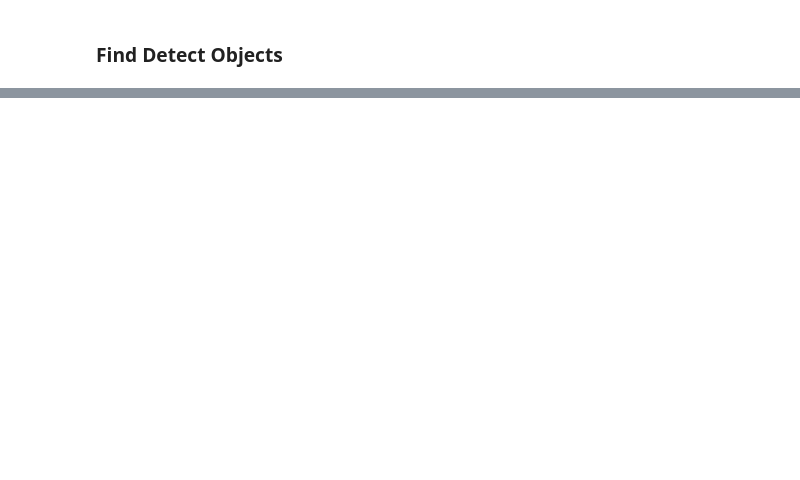
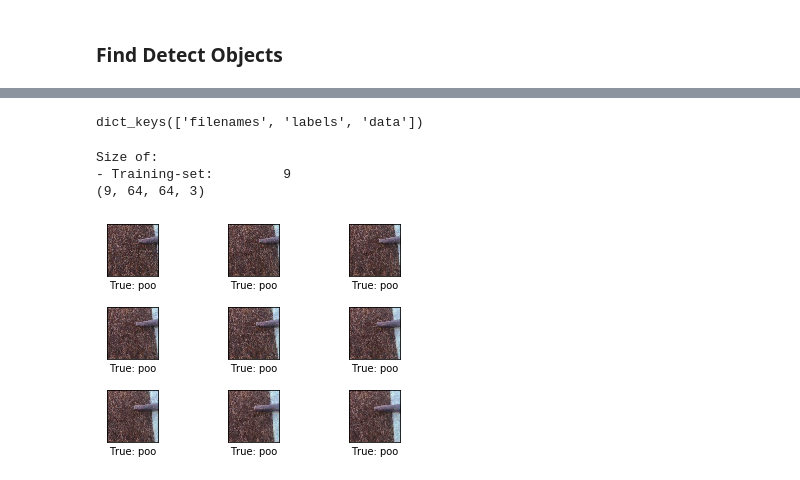
Before and after one commit to mkosinski05/SimpleDataSetCreation, a Jupyter notebook: REA_DataSetCreation.ipynb, the cells around one changed output, grey strips where cells are left out. Cells and saved outputs as stored; diff of their text form; code cells hidden in the pictures; blank space fills up the shorter version.

```diff
--- a/REA_DataSetCreation.ipynb
+++ b/REA_DataSetCreation.ipynb
@@ -92,0 +219,16 @@ for (dirpath, dirnames, filenames) in walk(path):
+# %%
+# Set path to poo data set
+path = "rawdata\\wire_det"
+file = "batch_wire"
+
+# Generate Data set images from Videos
+generate_ImagesFromVideo(path, get_VideoSet(path))
+
+# Scrape images for objects
+ScrapeDataImages("_tmp","_tmp2\\")
+# Create a singe data set
+CreateDataSetFile("_tmp2",file,0)
+
+# Clean up
+shutil.rmtree("_tmp2")
+shutil.rmtree("_tmp")
@@ -92,0 +252,8 @@ for (dirpath, dirnames, filenames) in walk(path):
+# %%
+class_names = ["poo","ring","wire"]
+# %%
+def OpenDataSet ( file ):
+    with open(file, 'rb') as fo:
+        dataset = cPickle.load(fo, encoding='bytes')
+        print(dataset.keys())
+    return dataset
@@ -92,0 +300,23 @@ for (dirpath, dirnames, filenames) in walk(path):
+# %%
+dataset = OpenDataSet("batch_poo")
+print
+# Get the first images from the test-set.
+images = dataset['data'][0:9]
+
+# Get the true classes for those images.
+labels = dataset['labels'][0:9]
+# %% [output]
+dict_keys(['filenames', 'labels', 'data'])
+# %%
+print("Size of:")
+print("- Training-set:\t\t{}".format(len(images)))
+print(images.shape)
+# %% [output]
+Size of:
+- Training-set:         9
+(9, 64, 64, 3)
+# %%
+# Plot the images and labels using our helper-function above.
+PlotDataSet(images=images, labels=labels, smooth=False)
+# %% [output]
+[figure, added]
```
Also changed, not shown: parts of 19 cells of this notebook, 4 other files.
